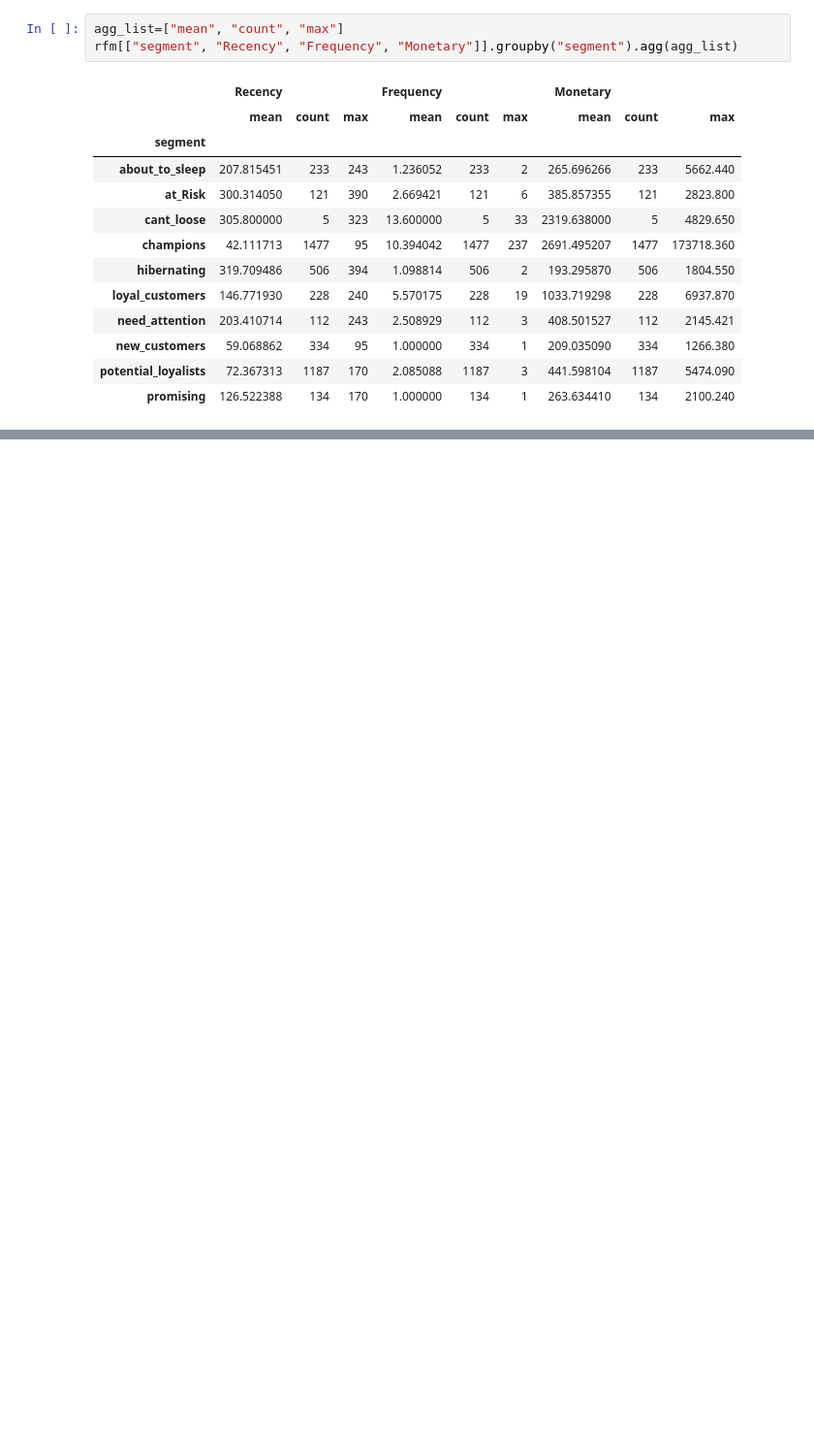
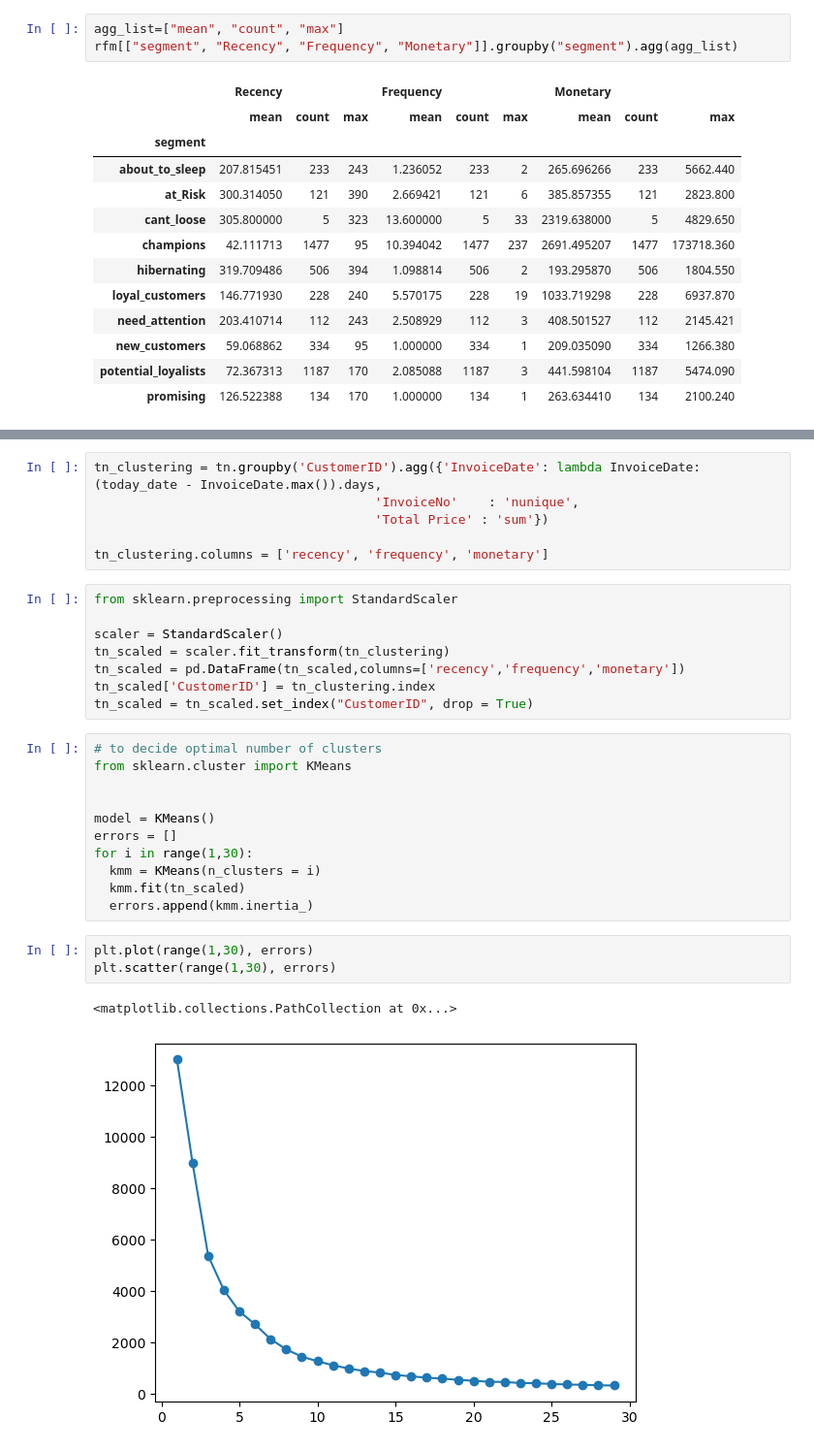
Before and after one commit to ABHISHEK-ALGO/Customer-Behaviour-and-Segmentation, a Jupyter notebook: Customer Behaviour and Segmentation.ipynb, the cells around one changed output, grey strips where cells are left out. Shown: that part at 97% size. Saved outputs shown, nothing was run; the diff lists cells and outputs as text; blank space fills up the shorter version.

```diff
--- a/Customer Behaviour and Segmentation.ipynb
+++ b/Customer Behaviour and Segmentation.ipynb
@@ -728,0 +597,31 @@ rfm[["segment", "Recency", "Frequency", "Monetary"]].groupby("segment").agg(agg_
+# %%
+tn_clustering = tn.groupby('CustomerID').agg({'InvoiceDate': lambda InvoiceDate: (today_date - InvoiceDate.max()).days,
+                                     'InvoiceNo'    : 'nunique',
+                                     'Total Price' : 'sum'})
+
+tn_clustering.columns = ['recency', 'frequency', 'monetary']
+# %%
+from sklearn.preprocessing import StandardScaler
+
+scaler = StandardScaler()
+tn_scaled = scaler.fit_transform(tn_clustering)
+tn_scaled = pd.DataFrame(tn_scaled,columns=['recency','frequency','monetary'])
+tn_scaled['CustomerID'] = tn_clustering.index
+tn_scaled = tn_scaled.set_index("CustomerID", drop = True)
+# %%
+# to decide optimal number of clusters
+from sklearn.cluster import KMeans
+
+
+model = KMeans()
+errors = []
+for i in range(1,30):
+  kmm = KMeans(n_clusters = i)
+  kmm.fit(tn_scaled)
+  errors.append(kmm.inertia_)
+# %%
+plt.plot(range(1,30), errors)
+plt.scatter(range(1,30), errors)
+# %% [output]
+<matplotlib.collections.PathCollection at 0x...>
+[figure, added]
```
Also changed, not shown: parts of 89 cells of this notebook.
